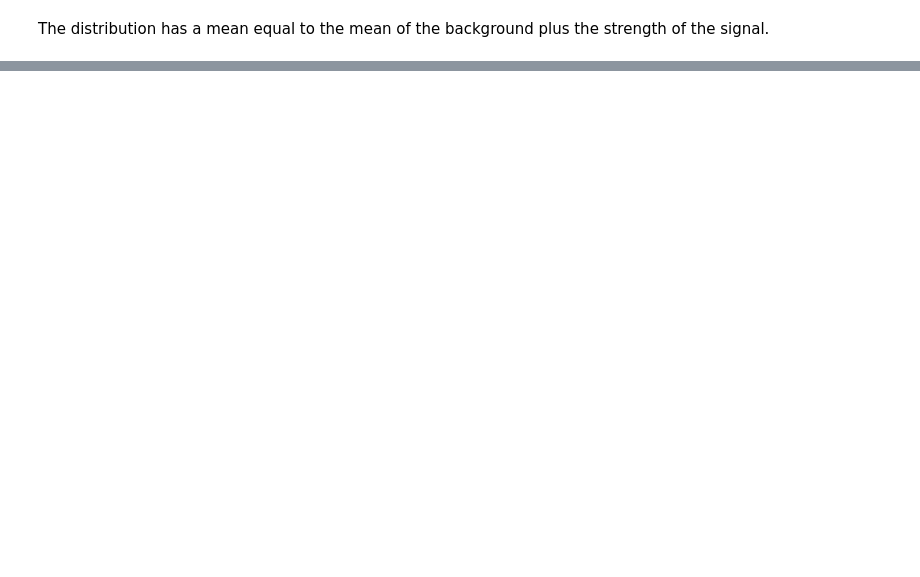
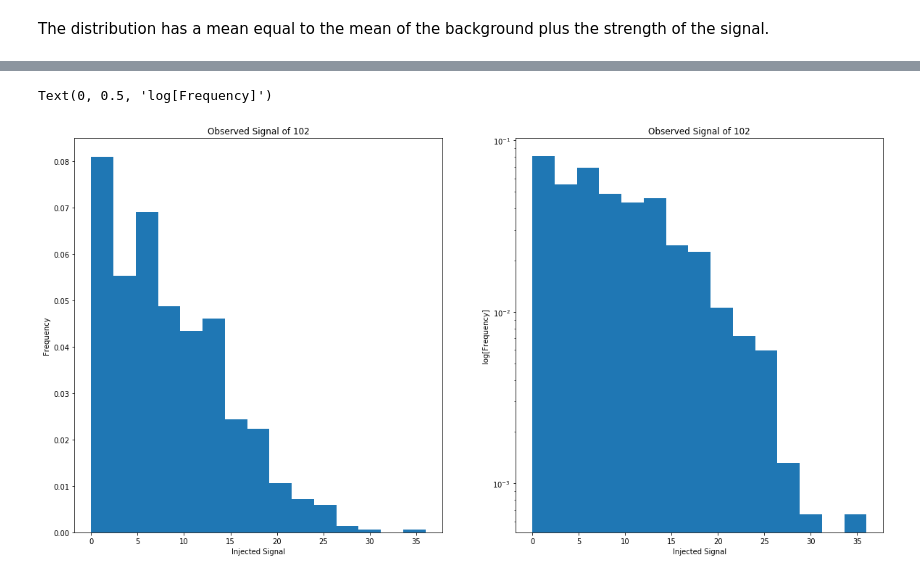
Before and after one commit to nsyochum/Physics-434, a Jupyter notebook: Lab_6/Lab_6.ipynb, the cells around one changed output, grey strips where cells are left out. Cells and saved outputs as stored; diff of their text form; code cells hidden in the pictures; blank space fills up the shorter version.

```diff
--- a/Lab_6/Lab_6.ipynb
+++ b/Lab_6/Lab_6.ipynb
@@ -125,0 +206,22 @@ Let's take an observed signal of 250.  To take the injected signal histogram, we
+# %%
+plt.rcParams["figure.figsize"] = (20,10)
+fig, ax = plt.subplots(1, 2)
+
+ax[0].hist(vert_dist, bins=20, density=True)
+ax[0].set_title('Observed Signal of ' + str(signal))
+ax[0].set_xlabel('Injected Signal')
+ax[0].set_ylabel('Frequency')
+ax[0].plot(minus_sigma_x, y_vals, color = 'red')
+ax[0].plot(plus_sigma_x, y_vals, color='red')
+ax[0].set_xlim([mu - sigma, mu + sigma])
+ax[0].plot([mu, mu], [0, 0.05], color='black')
+
+ax[1].hist(vert_dist, bins=20, density=True)
+ax[1].set_yscale('log')
+ax[1].set_title('Observed Signal of ' + str(signal))
+ax[1].set_xlabel('Injected Signal')
+ax[1].set_ylabel('log[Frequency]')
+ax[1].plot(minus_sigma_x, y_vals, color = 'red')
+ax[1].plot(plus_sigma_x, y_vals, color='red')
+ax[1].set_xlim([mu - sigma, mu + sigma])
+ax[1].plot([mu, mu], [0, 0.05], color='black')
@@ -125,0 +241,25 @@ Let's take an observed signal of 250.  To take the injected signal histogram, we
+# %%
+signal = 102
+
+vert_dist = []
+
+for index in range(observed.size):
+    if observed[index] == signal:
+        vert_dist.append(injected_signals[index])
+
+plt.rcParams["figure.figsize"] = (20,10)
+fig, ax = plt.subplots(1, 2)
+
+ax[0].hist(vert_dist, bins=15, density=True)
+ax[0].set_title('Observed Signal of ' + str(signal))
+ax[0].set_xlabel('Injected Signal')
+ax[0].set_ylabel('Frequency')
+
+ax[1].hist(vert_dist, bins=15, density=True)
+ax[1].set_yscale('log')
+ax[1].set_title('Observed Signal of ' + str(signal))
+ax[1].set_xlabel('Injected Signal')
+ax[1].set_ylabel('log[Frequency]')
+# %% [output]
+Text(0, 0.5, 'log[Frequency]')
+[figure, added]
```
Also changed, not shown: parts of 21 cells of this notebook.
